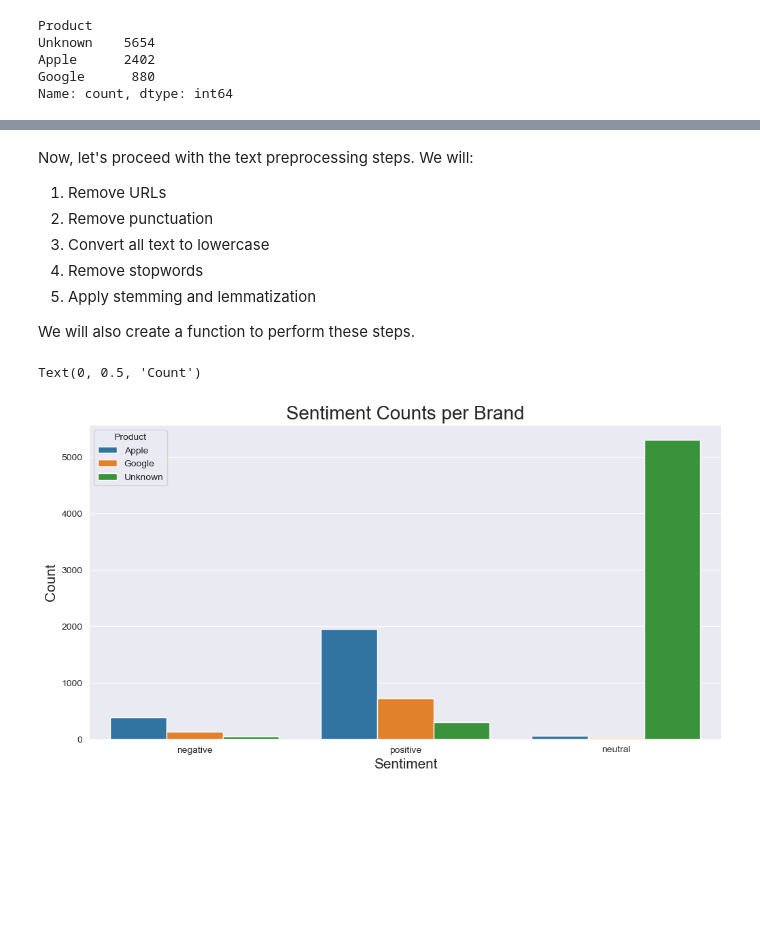
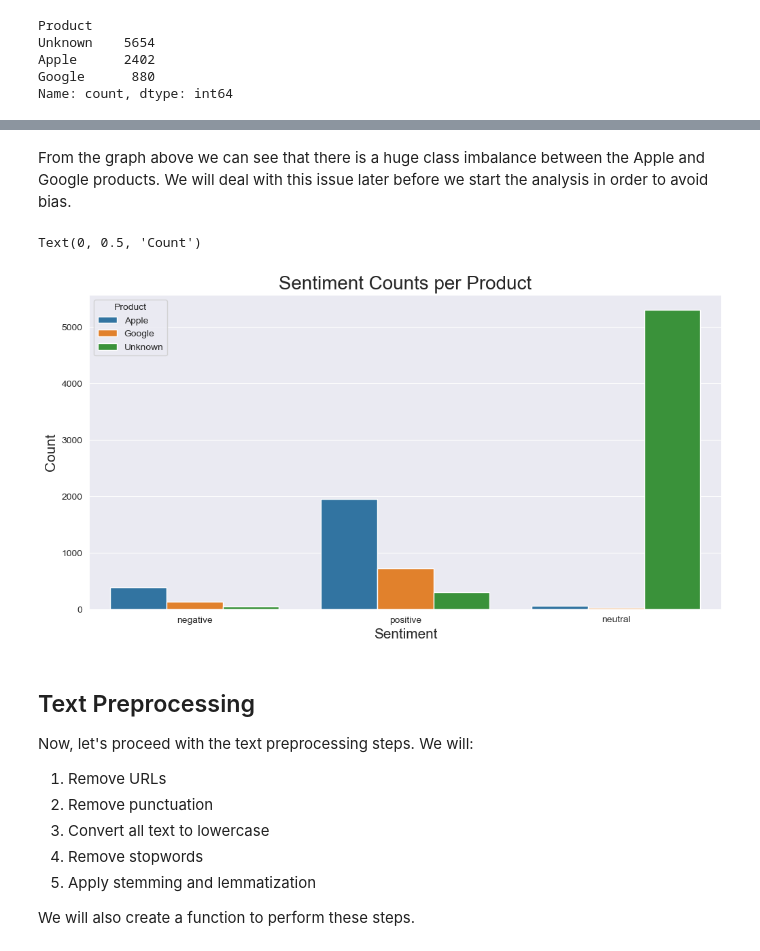
Before and after one commit to jgatharia/Phase_4_Project_, a Jupyter notebook: shamla.ipynb, the cells around one changed output, grey strips where cells are left out. Drawn from its saved outputs; the diff is of its cells as text; code cells hidden in the pictures; blank space fills up the shorter version.

Commit message:
started text preprocessing

```diff
--- a/shamla.ipynb
+++ b/shamla.ipynb
@@ -383,4 +383,19 @@ Text(0, 0.5, 'Count')
+# %% [markdown]
+
+From the graph above we can see that there is a huge class imbalance between the Apple and Google products. We will deal with this issue later before we start the analysis in order to avoid bias.
+# %%
+# Plotting the sentiment counts and comparing them against each other
+plt.figure(figsize=(12,6))
+ax = sns.countplot(data=df_clean, x = 'Sentiment', hue='Product')
+plt.title('Sentiment Counts per Product', size=20)
+plt.xlabel('Sentiment', size=15)
+plt.ylabel('Count', size=15)
+# %% [output]
+Text(0, 0.5, 'Count')
+[figure, added]
 # %% [markdown]
+## Text Preprocessing
+
 Now, let's proceed with the text preprocessing steps. We will:
 
 1. Remove URLs
@@ -390,13 +405,3 @@ Now, let's proceed with the text preprocessing steps. We will:
 5. Apply stemming and lemmatization
 
 We will also create a function to perform these steps.
-# %%
-# Plotting the sentiment counts and comparing them against each other
-plt.figure(figsize=(12,6))
-ax = sns.countplot(data=df_clean, x = 'Sentiment', hue='Product')
-plt.title('Sentiment Counts per Brand', size=20)
-plt.xlabel('Sentiment', size=15)
-plt.ylabel('Count', size=15)
-# %% [output]
-Text(0, 0.5, 'Count')
-[figure, removed]
```
Also changed, not shown: parts of 6 cells of this notebook.
